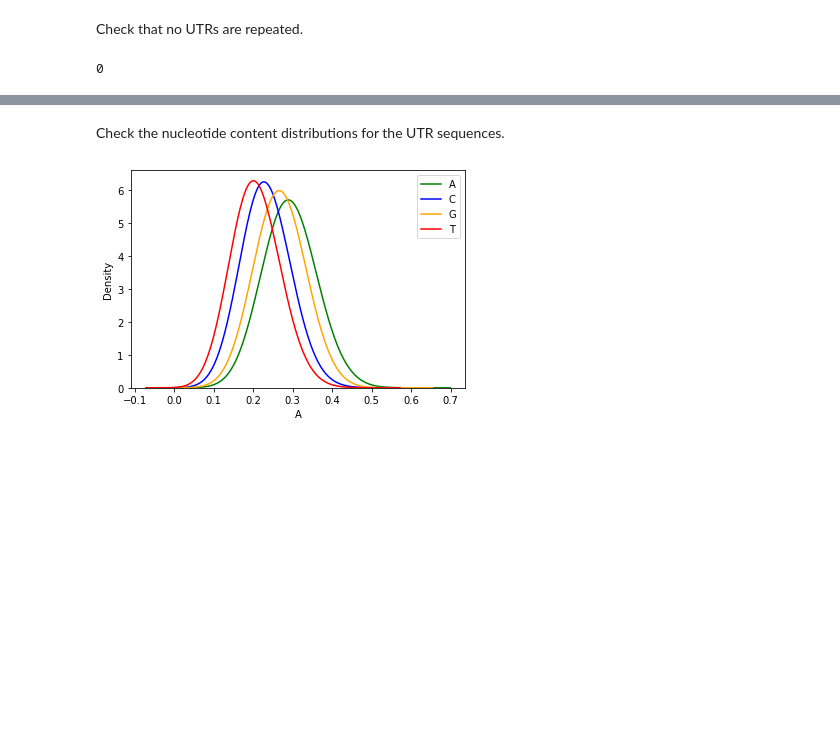
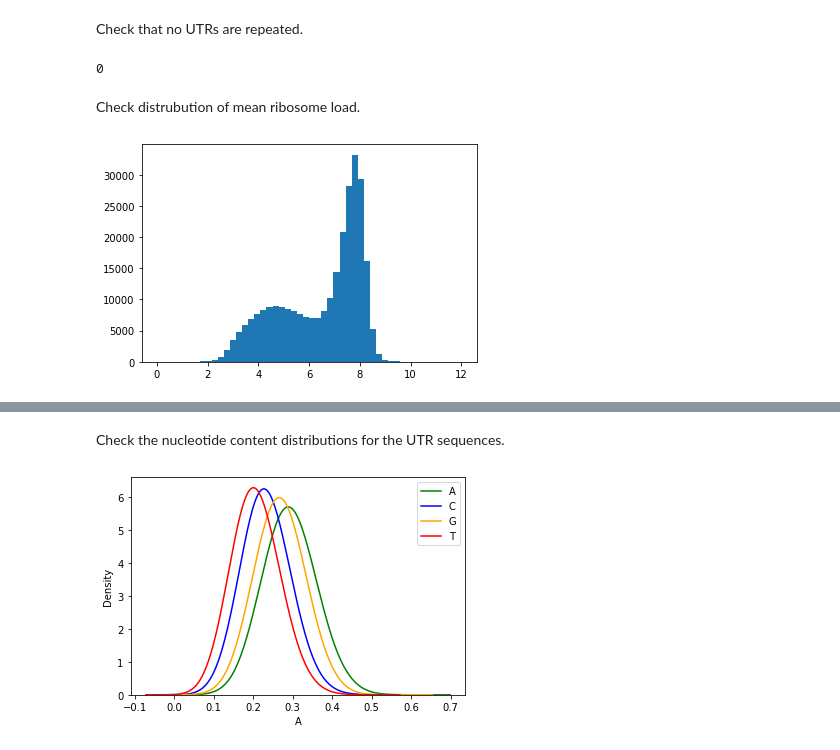
Before and after one commit to nmateyko/human_5utr_modeling, a Jupyter notebook: 2D_CNN/check_data.ipynb, the cells around one changed output, grey strips where cells are left out. Drawn from its saved outputs; the diff is of its cells as text; code cells hidden in the pictures; blank space fills up the shorter version.

```diff
--- a/2D_CNN/check_data.ipynb
+++ b/2D_CNN/check_data.ipynb
@@ -54,3 +54,10 @@ Check that no UTRs are repeated.
 sum(df_subset.duplicated(subset='utr'))
 # %% [output]
 0
+# %% [markdown]
+Check distrubution of mean ribosome load.
+# %%
+plt.hist(df_subset['rl'], bins=50)
+plt.show()
+# %% [output]
+[figure, added]
```
Also changed, not shown: parts of 7 cells of this notebook.
